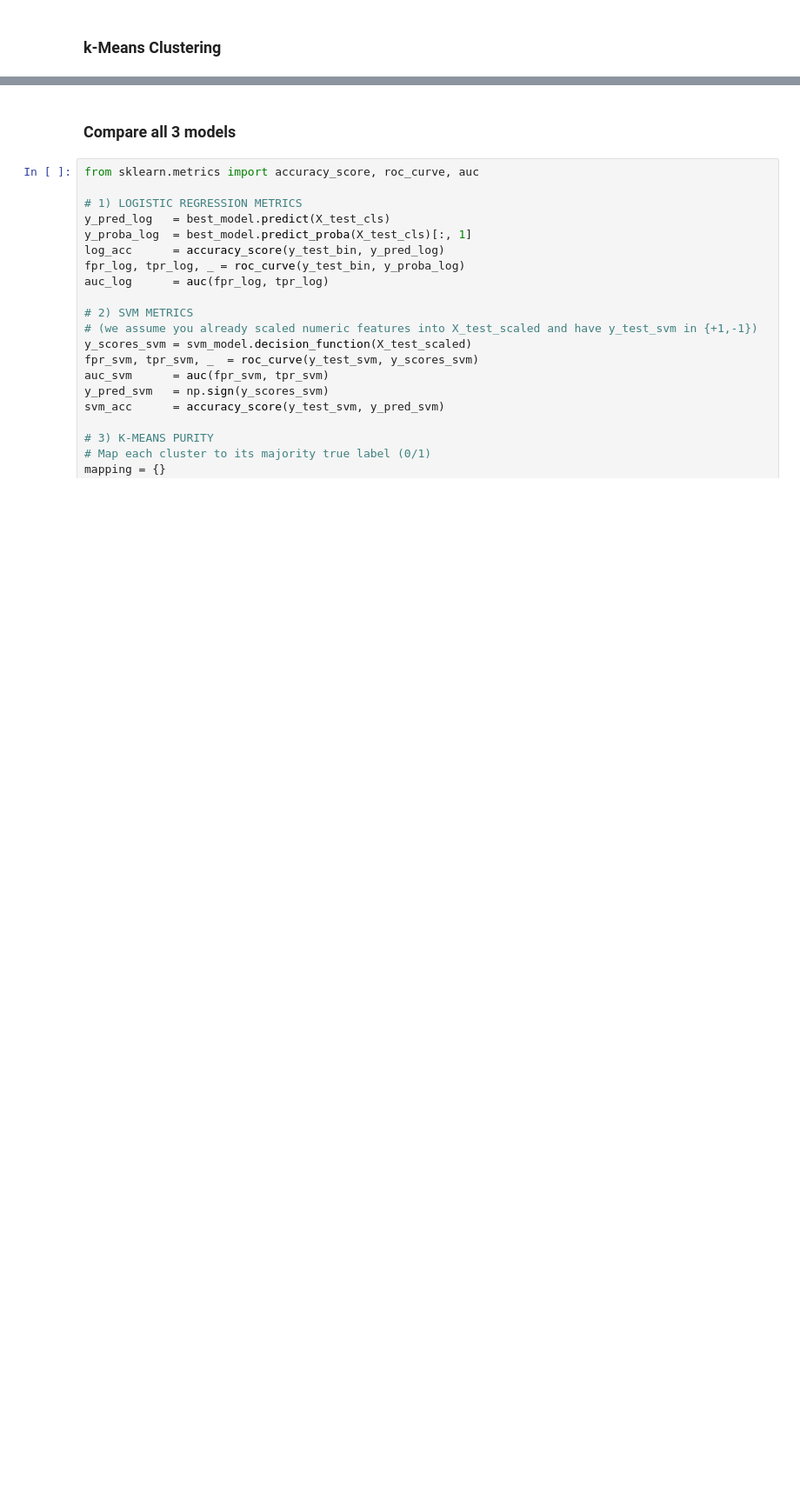
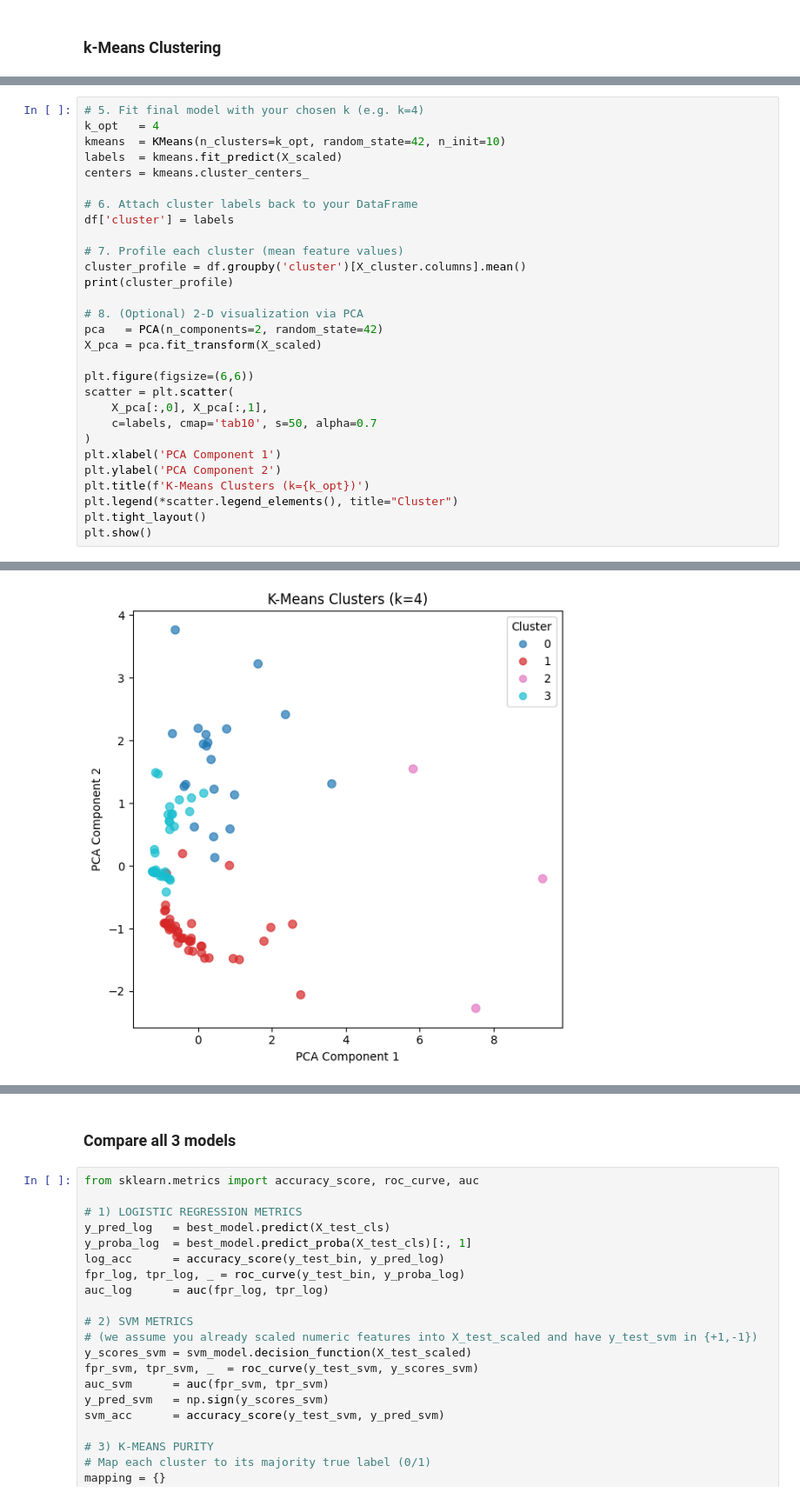
Before and after one commit to thdnhng07/Vinuni, a Jupyter notebook: Intro to DS/Final/Final_DS.ipynb, the cells around one changed output, grey strips where cells are left out. Shown: that part at 87% size. Cells and saved outputs as stored; diff of their text form; blank space fills up the shorter version.

```diff
--- a/Intro to DS/Final/Final_DS.ipynb
+++ b/Intro to DS/Final/Final_DS.ipynb
@@ -375,0 +479,30 @@ labels = kmeans.fit_predict(X_pca)
+# %%
+# 5. Fit final model with your chosen k (e.g. k=4)
+k_opt   = 4
+kmeans  = KMeans(n_clusters=k_opt, random_state=42, n_init=10)
+labels  = kmeans.fit_predict(X_scaled)
+centers = kmeans.cluster_centers_
+
+# 6. Attach cluster labels back to your DataFrame
+df['cluster'] = labels
+
+# 7. Profile each cluster (mean feature values)
+cluster_profile = df.groupby('cluster')[X_cluster.columns].mean()
+print(cluster_profile)
+
+# 8. (Optional) 2-D visualization via PCA
+pca   = PCA(n_components=2, random_state=42)
+X_pca = pca.fit_transform(X_scaled)
+
+plt.figure(figsize=(6,6))
+scatter = plt.scatter(
+    X_pca[:,0], X_pca[:,1],
+    c=labels, cmap='tab10', s=50, alpha=0.7
+)
+plt.xlabel('PCA Component 1')
+plt.ylabel('PCA Component 2')
+plt.title(f'K-Means Clusters (k={k_opt})')
+plt.legend(*scatter.legend_elements(), title="Cluster")
+plt.tight_layout()
+plt.show()
+# %% [output]
@@ -376,3 +522,4 @@ labels = kmeans.fit_predict(X_pca)
+[figure, added]
 # %%
 from sklearn.metrics import silhouette_score, davies_bouldin_score
 
```
Also changed, not shown: parts of 24 cells of this notebook.
